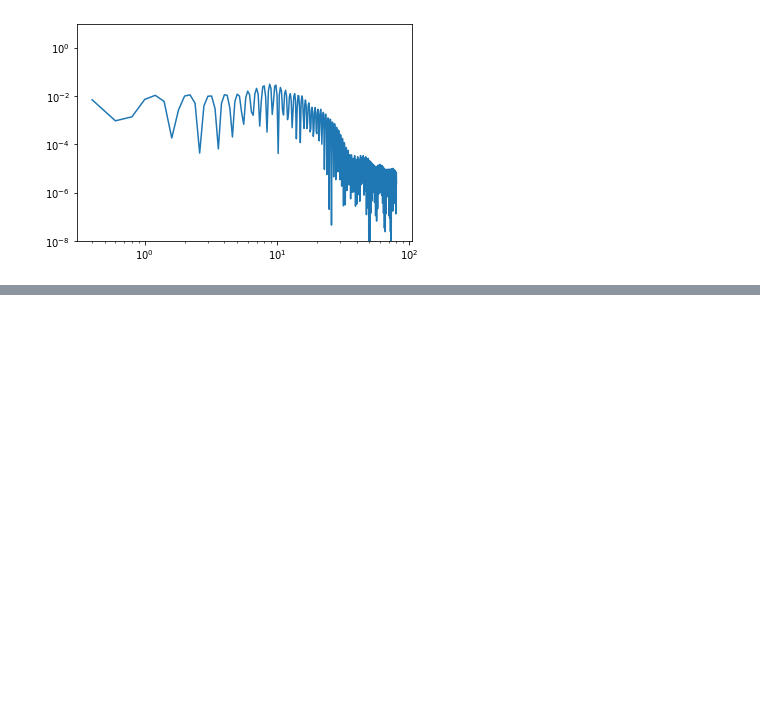
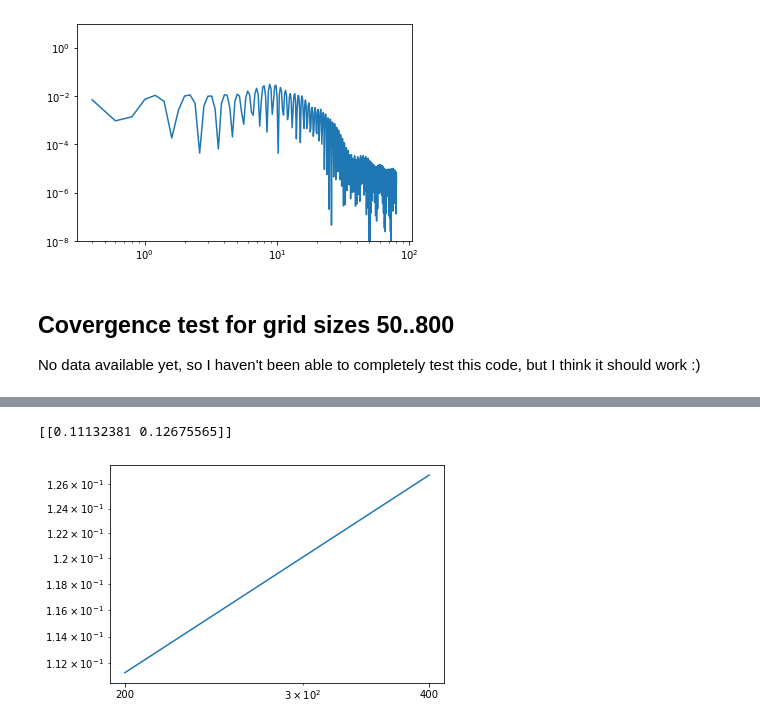
Before and after one commit to ArneBouillon/turbulence, a Jupyter notebook: 2D/Plotting.ipynb, the cells around one changed output, grey strips where cells are left out. Drawn from its saved outputs; the diff is of its cells as text; code cells hidden in the pictures; blank space fills up the shorter version.

Commit message:
convergence test on grid sizes plot

```diff
--- a/2D/Plotting.ipynb
+++ b/2D/Plotting.ipynb
@@ -293,3 +293,44 @@ yt : [INFO     ] 2020-11-29 18:20:13,544 Parameters: domain_right_edge         =
 yt : [INFO     ] 2020-11-29 18:20:13,547 Parameters: cosmological_simulation   = 0
 yt : [WARNING  ] 2020-11-29 18:20:14,970 e not found and no parfile passed, can not set thermal_pressure.
 [figure]
+# %% [markdown]
+## Covergence test for grid sizes 50..800
+
+No data available yet, so I haven't been able to completely test this code, but I think it should work :)
+# %%
+ts = {}
+dims = np.array([200,400,800])
+# dims = np.array([50,100,200,400,800])
+for dim in dims:
+    ts[dim] = yt.load(f'./output_A{dim}/*.dat')
+
+start = 50     # first timeframe to check
+step = 50      # step between timeframes
+data = 'm1'
+nb_time_checks = 1   # TODO: increase this when data available
+err_approx = np.empty((nb_time_checks,dims.size-1))
+
+# use domain dimensions of the smallest grid, to easily compare the grids
+dom_dims = ts[dims[0]][0].domain_dimensions
+
+for i in range(nb_time_checks):
+    time = start+step*i
+    time = 0    # TODO: remove this when data available
+
+    # use grid with highest resolution as a reference
+    ds = ts[dims[-1]][time]
+    ref = np.squeeze(ds.covering_grid(level=0, left_edge=[0,0.0,0.0], dims=dom_dims)[data])
+    ref_norm = np.linalg.norm(ref)
+
+    for j in range(dims.size-1):
+        ds = ts[dims[j]][time]
+        test = np.squeeze(ds.covering_grid(level=0, left_edge=[0,0.0,0.0], dims=dom_dims)[data])
+        err_approx[i,j] = np.linalg.norm(test-ref) / ref_norm
+
+print(err_approx)
+
+# plot average error over different times, in function of domain size
+plt.loglog(dims[0:dims.size-1],np.average(err_approx,0))
+plt.xticks(dims[0:dims.size-1], dims[0:dims.size-1])
+plt.show()
+# %% [output]
@@ -295,0 +354,2 @@ yt : [WARNING  ] 2020-11-29 18:20:14,970 e not found and no parfile passed, can
+[[0.11132381 0.12675565]]
+[figure, added]
```
Also changed, not shown: parts of 1 cell of this notebook, 2 other files.
